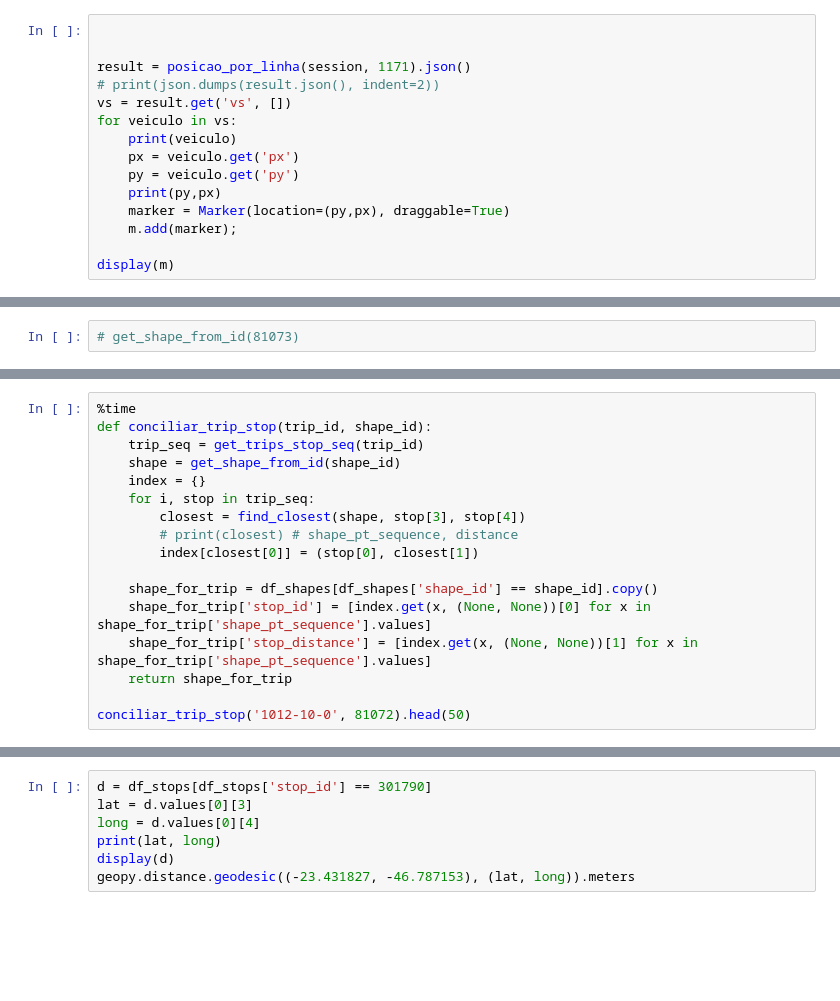
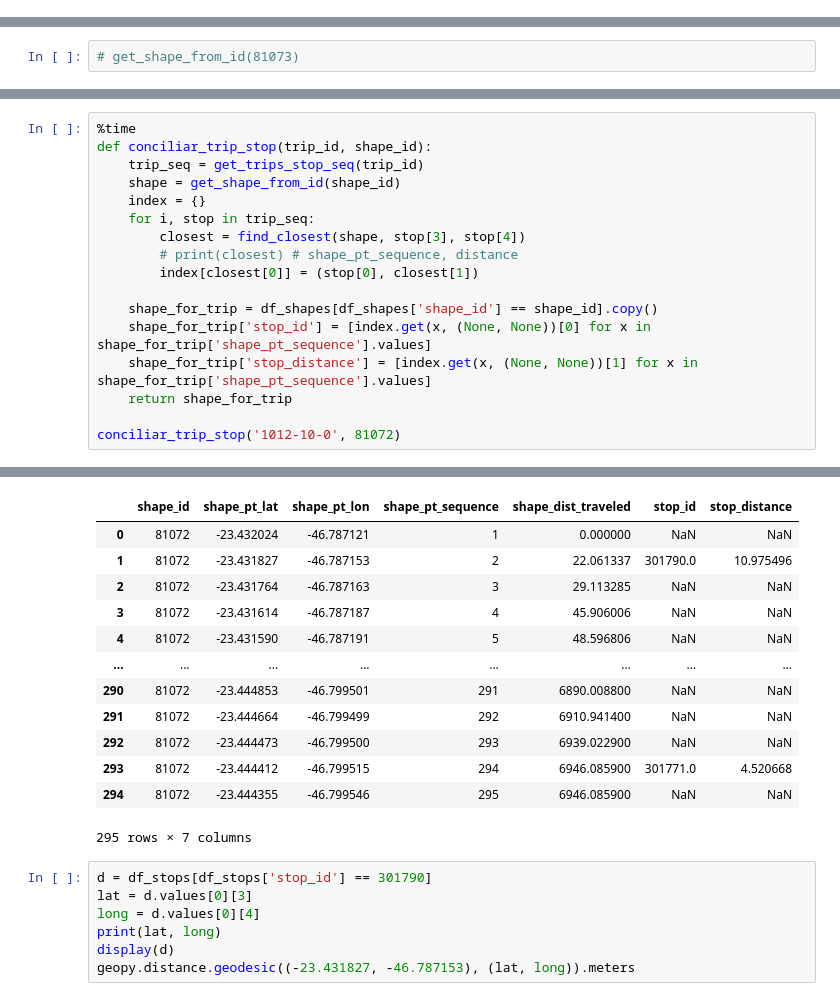
Before and after one commit to ftfarias/fia-trabalho, a Jupyter notebook: merge_shapes_stops.ipynb, the cells around one changed output, grey strips where cells are left out. Cells and saved outputs as stored; diff of their text form; blank space fills up the shorter version.

```diff
--- a/merge_shapes_stops.ipynb
+++ b/merge_shapes_stops.ipynb
@@ -76,21 +67,6 @@ center = (-23.5558, -46.6396)
 m = Map(center=center, zoom=10)
 marker = Marker(location=center, draggable=True)
 m.add(marker);
-# %%
-
-
-result = posicao_por_linha(session, 1171).json()
-# print(json.dumps(result.json(), indent=2))
-vs = result.get('vs', [])
-for veiculo in vs:
-    print(veiculo)
-    px = veiculo.get('px')
-    py = veiculo.get('py')
-    print(py,px)
-    marker = Marker(location=(py,px), draggable=True)
-    m.add(marker);
-
-display(m)
 # %%
 import geopy.distance
 
@@ -267,4 +436,5 @@ def conciliar_trip_stop(trip_id, shape_id):
     shape_for_trip['stop_distance'] = [index.get(x, (None, None))[1] for x in shape_for_trip['shape_pt_sequence'].values]
     return shape_for_trip
 
-conciliar_trip_stop('1012-10-0', 81072).head(50)
+conciliar_trip_stop('1012-10-0', 81072)
+# %% [output]
@@ -271,3 +443,16 @@ conciliar_trip_stop('1012-10-0', 81072).head(50)
+|  | shape_id | shape_pt_lat | shape_pt_lon | shape_pt_sequence | shape_dist_traveled | stop_id | stop_distance |
+| 0 | 81072 | -23.432024 | -46.787121 | 1 | 0.000000 | NaN | NaN |
+| 1 | 81072 | -23.431827 | -46.787153 | 2 | 22.061337 | 301790.0 | 10.975496 |
+| 2 | 81072 | -23.431764 | -46.787163 | 3 | 29.113285 | NaN | NaN |
+| 3 | 81072 | -23.431614 | -46.787187 | 4 | 45.906006 | NaN | NaN |
+| 4 | 81072 | -23.431590 | -46.787191 | 5 | 48.596806 | NaN | NaN |
+| ... | ... | ... | ... | ... | ... | ... | ... |
+| 290 | 81072 | -23.444853 | -46.799501 | 291 | 6890.008800 | NaN | NaN |
+| 291 | 81072 | -23.444664 | -46.799499 | 292 | 6910.941400 | NaN | NaN |
+| 292 | 81072 | -23.444473 | -46.799500 | 293 | 6939.022900 | NaN | NaN |
+| 293 | 81072 | -23.444412 | -46.799515 | 294 | 6946.085900 | 301771.0 | 4.520668 |
+| 294 | 81072 | -23.444355 | -46.799546 | 295 | 6946.085900 | NaN | NaN |
+295 rows × 7 columns
 # %%
 d = df_stops[df_stops['stop_id'] == 301790]
 lat = d.values[0][3]
```
Also changed, not shown: parts of 32 cells of this notebook, 1 other file.
